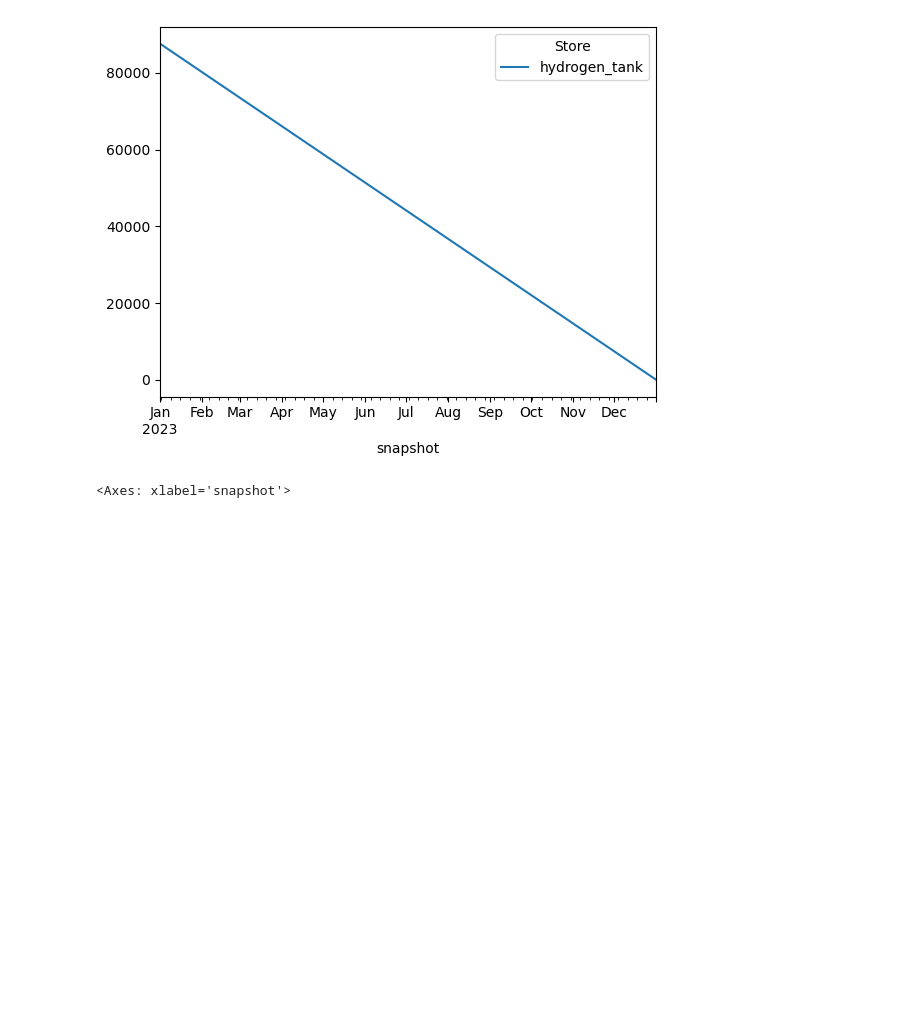
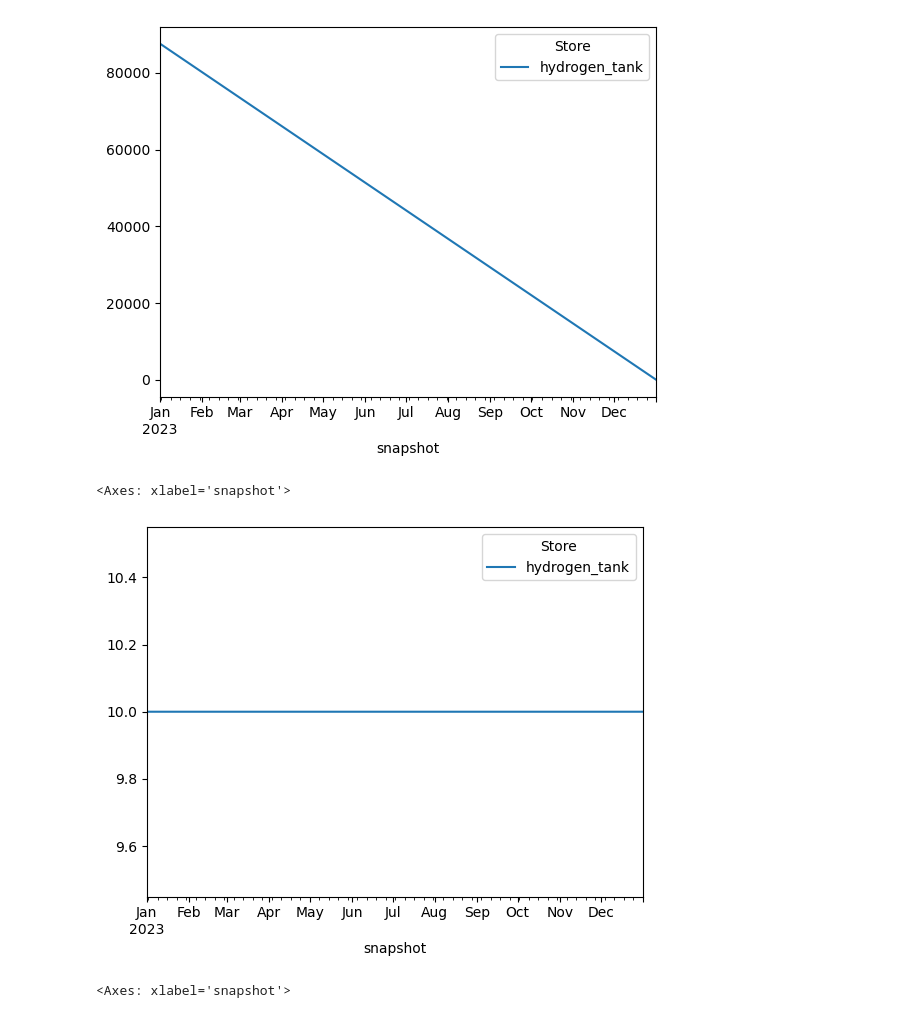
Before and after one commit to agoenergy/pypsa-h2-training, a Jupyter notebook: day 2/excercise_2_hydrogen_storage_solution.ipynb, the cells around one changed output. Cells and saved outputs as stored; diff of their text form; code cells hidden in the pictures; blank space fills up the shorter version.

```diff
--- a/day 2/excercise_2_hydrogen_storage_solution.ipynb
+++ b/day 2/excercise_2_hydrogen_storage_solution.ipynb
@@ -101,6 +101,12 @@ network.stores_t.e.plot()
 # %% [output]
 <Axes: xlabel='snapshot'>
 [figure]
+# %%
+# Inspect the change of power capacity in hydrogen_tank store to supply loads
+network.stores_t.p.plot()
+# %% [output]
+<Axes: xlabel='snapshot'>
+[figure, added]
 # %%
 # Inspect the charging flow
 network.links_t.p0.plot()
```
Also changed, not shown: parts of 3 cells of this notebook, 6 other files.
